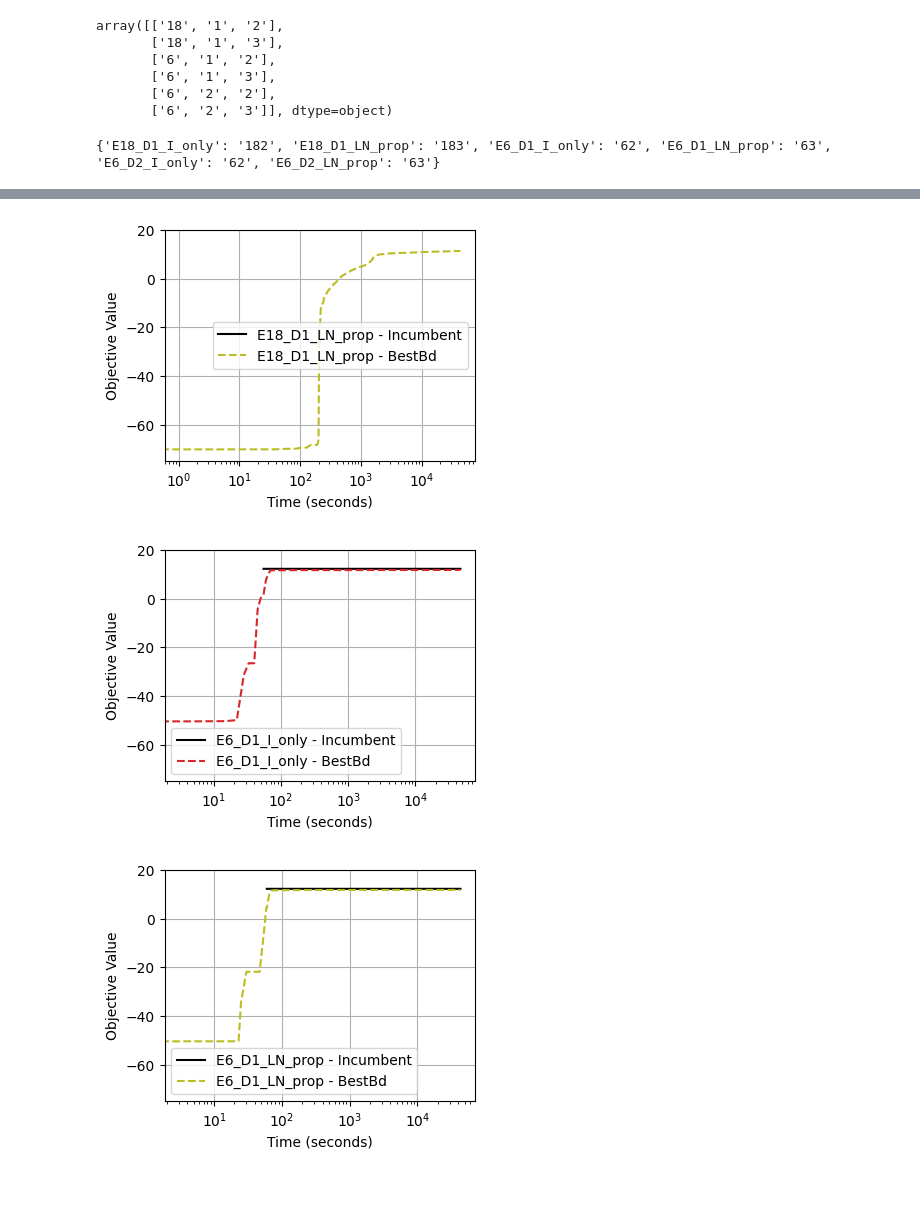
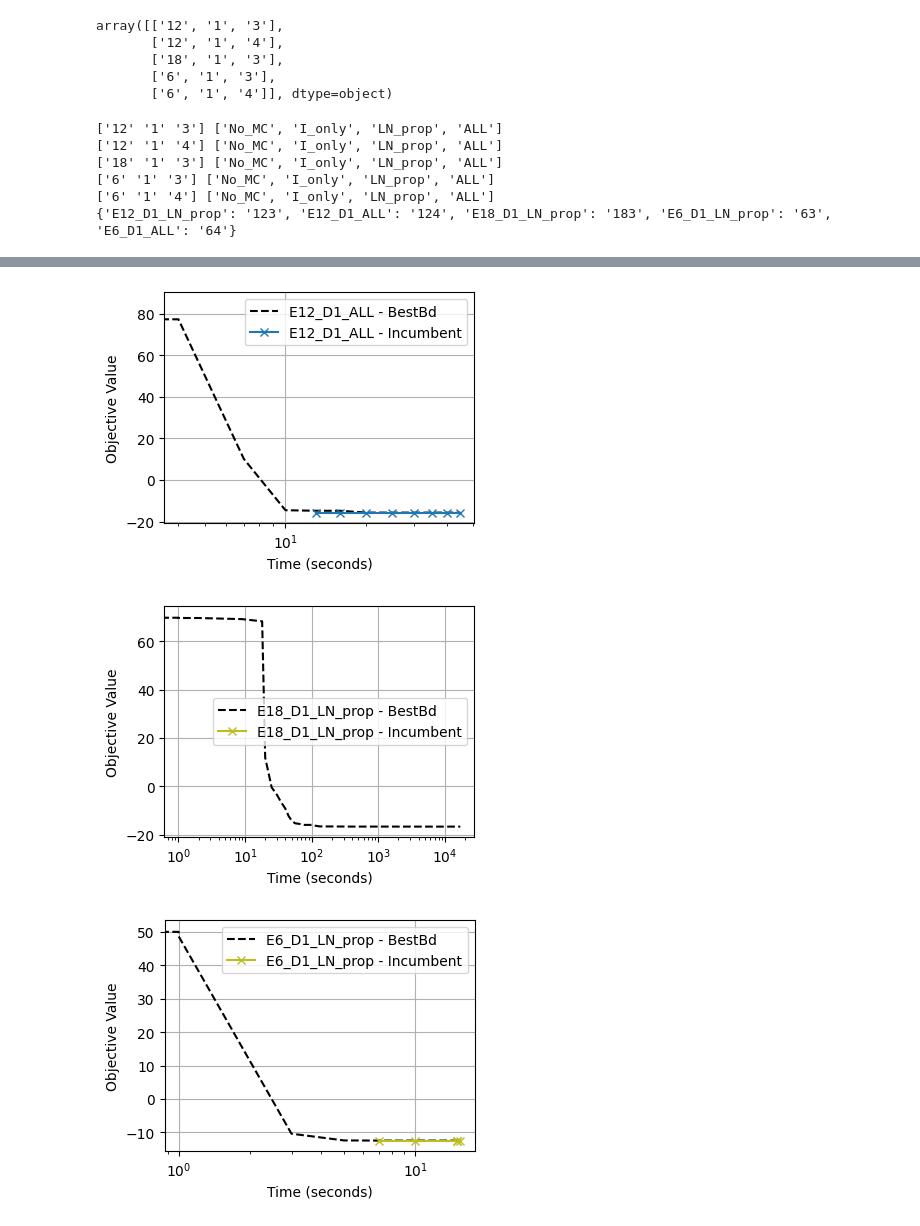
Before and after one commit to s-hallsworth/Transformer_Formulation, a Jupyter notebook: Case_Study_1/analyse_results_veri.ipynb, the cells around one changed output, grey strips where cells are left out. Saved outputs shown, nothing was run; the diff lists cells and outputs as text; code cells hidden in the pictures; blank space fills up the shorter version.

```diff
--- a/Case_Study_1/analyse_results_veri.ipynb
+++ b/Case_Study_1/analyse_results_veri.ipynb
@@ -5,8 +5,8 @@ import numpy as np
 import matplotlib.pyplot as plt
 import gurobi_logtools as glt
 # %%
-name = "Verification_16"
-PATH = f".\Experiments\{name}\Logs"
+name = "Verification_16_eps0.0001"
+PATH = f".\Experiments\{name}\Logs_Analysis"
 # %%
 result = glt.parse(PATH+"\*.log")
 summary = result.summary()
@@ -168,12 +164,11 @@ average_metrics
 # %%
 configs
 # %% [output]
-array([['18', '1', '2'],
+array([['12', '1', '3'],
+       ['12', '1', '4'],
        ['18', '1', '3'],
-       ['6', '1', '2'],
        ['6', '1', '3'],
-       ['6', '2', '2'],
-       ['6', '2', '3']], dtype=object)
+       ['6', '1', '4']], dtype=object)
 # %%
 # combinations = {
 #     #'All': {'LN_I': 1, 'MHA_I': 1, 'MHA_D': 1, 'MHA_MC': 1},
@@ -184,21 +179,27 @@ array([['18', '1', '2'],
 #     # 'LN_prop': {'LN_I': 1, 'MHA_I': 0, 'MHA_D': 1, 'MHA_MC': 0},
 #     # 'None': {'LN_I': 0, 'MHA_I': 0, 'MHA_D': 0, 'MHA_MC': 0},
 # }
-conf = ['No_MC','I_only', 'LN_prop']
+conf = ['No_MC','I_only', 'LN_prop', 'ALL']
 combinations = {}
 for i in configs:
+        print(i, conf)
         combinations[f'E{i[0]}_D{i[1]}_{conf[int(i[-1])-1]}'] = i[0]+i[-1]
 
 print(combinations)
 # %% [output]
-{'E18_D1_I_only': '182', 'E18_D1_LN_prop': '183', 'E6_D1_I_only': '62', 'E6_D1_LN_prop': '63', 'E6_D2_I_only': '62', 'E6_D2_LN_prop': '63'}
+['12' '1' '3'] ['No_MC', 'I_only', 'LN_prop', 'ALL']
+['12' '1' '4'] ['No_MC', 'I_only', 'LN_prop', 'ALL']
+['18' '1' '3'] ['No_MC', 'I_only', 'LN_prop', 'ALL']
+['6' '1' '3'] ['No_MC', 'I_only', 'LN_prop', 'ALL']
+['6' '1' '4'] ['No_MC', 'I_only', 'LN_prop', 'ALL']
+{'E12_D1_LN_prop': '123', 'E12_D1_ALL': '124', 'E18_D1_LN_prop': '183', 'E6_D1_LN_prop': '63', 'E6_D1_ALL': '64'}
 # %%
 import matplotlib.pyplot as plt
 
 # Initialize the figure size
 colors = plt.get_cmap('tab10', len(grouped_nl['Config'].unique()))
 config_names = list(combinations.keys())
-colours = ['tab:orange', 'tab:red', 'tab:olive']
+colours = ['tab:orange', 'tab:red', 'tab:olive', 'tab:blue']
 # Find the global min and max values for both the x and y axes across all configurations
 # x_min = 0#grouped_nl['Time'].min() #10#
 # x_max = 20#grouped_nl['Time'].max()
@@ -212,16 +213,10 @@ for i, config in enumerate(configs):
     config_data = grouped_nl[(grouped_nl['Embed_Dim'] == config[0]) & (grouped_nl['Enc_Layers'] == config[1]) & (grouped_nl['Config'] == config[-1])]
     color = colours[int(config[-1])-1]
 
-    # Plot Incumbent mean
-    plt.plot(config_data['Time'], config_data['Incumbent_mean'],linestyle='-', label=f'{config_names[i]} - Incumbent', color='k')
-    #Add shaded area for Incumbent std
-    # plt.fill_between(config_data['Time'],
-    #                  config_data['Incumbent_mean'] - config_data['Incumbent_std'],
-    #                  config_data['Incumbent_mean'] + config_data['Incumbent_std'],
-    #                  color="black", alpha=0.5)
+
 
     # Plot BestBd mean
-    plt.plot(config_data['Time'], config_data['BestBd_mean'], linestyle='--', label=f'{config_names[i]} - BestBd', color=color)
+    plt.plot(config_data['Time'], config_data['BestBd_mean'], linestyle='--', label=f'{config_names[i]} - BestBd', color='k')
     # Add shaded area for BestBd std
     # plt.fill_between(config_data['Time'],
     #                  config_data['BestBd_mean'] - config_data['BestBd_std'],
@@ -231,9 +226,17 @@ for i, config in enumerate(configs):
     # plt.yscale('log')
     plt.xscale('log')
 
+    # Plot Incumbent mean
+    plt.plot(config_data['Time'], config_data['Incumbent_mean'],'-x',linestyle='-', label=f'{config_names[i]} - Incumbent', color=color)
+    #Add shaded area for Incumbent std
+    # plt.fill_between(config_data['Time'],
+    #                  config_data['Incumbent_mean'] - config_data['Incumbent_std'],
+    #                  config_data['Incumbent_mean'] + config_data['Incumbent_std'],
+    #                  color="black", alpha=0.5)
+
     # # Set the same x and y limits for all plots
-    #plt.xlim(x_min, x_max)
-    plt.ylim(-75, 20)
+    # plt.xlim(0, 65)
+    # plt.ylim(-20, 90)
 
     # Add labels
     plt.grid(True)
@@ -250,3 +253,3 @@ for i, config in enumerate(configs):
-[figure, old version]
+[figure, new version]
-[figure, old version]
+[figure, new version]
-[figure, old version]
+[figure, new version]
```
Also changed, not shown: parts of 9 cells of this notebook, 25 other files.
